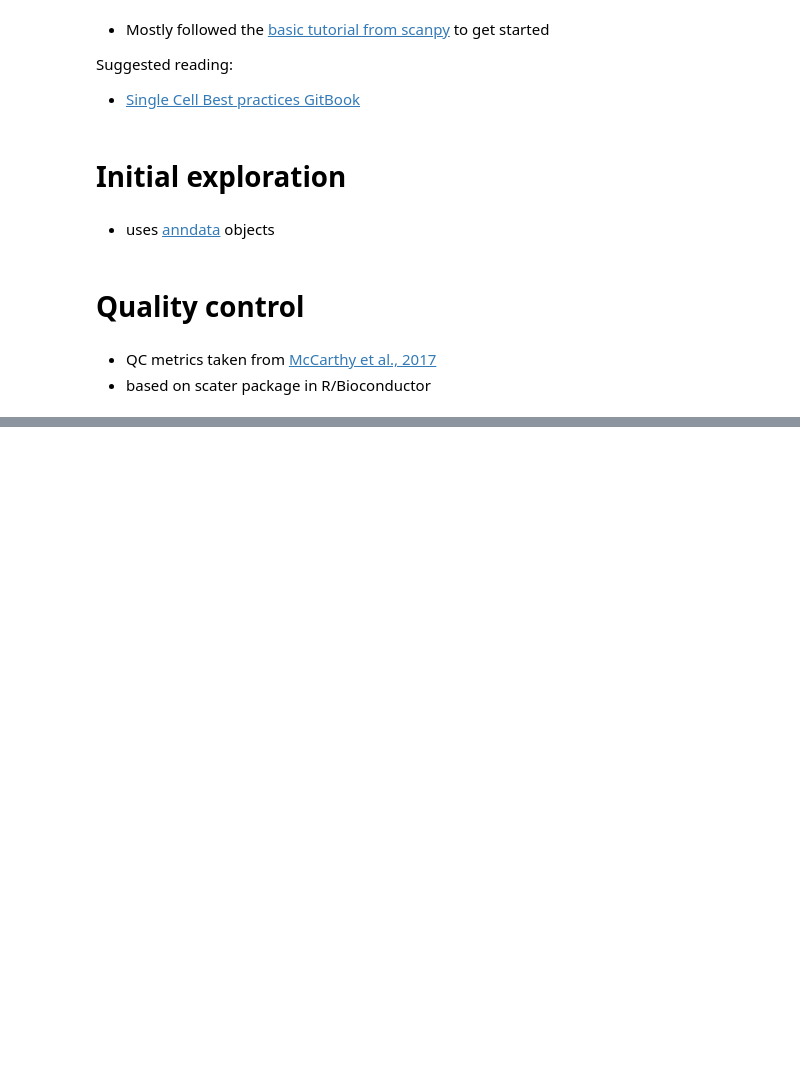
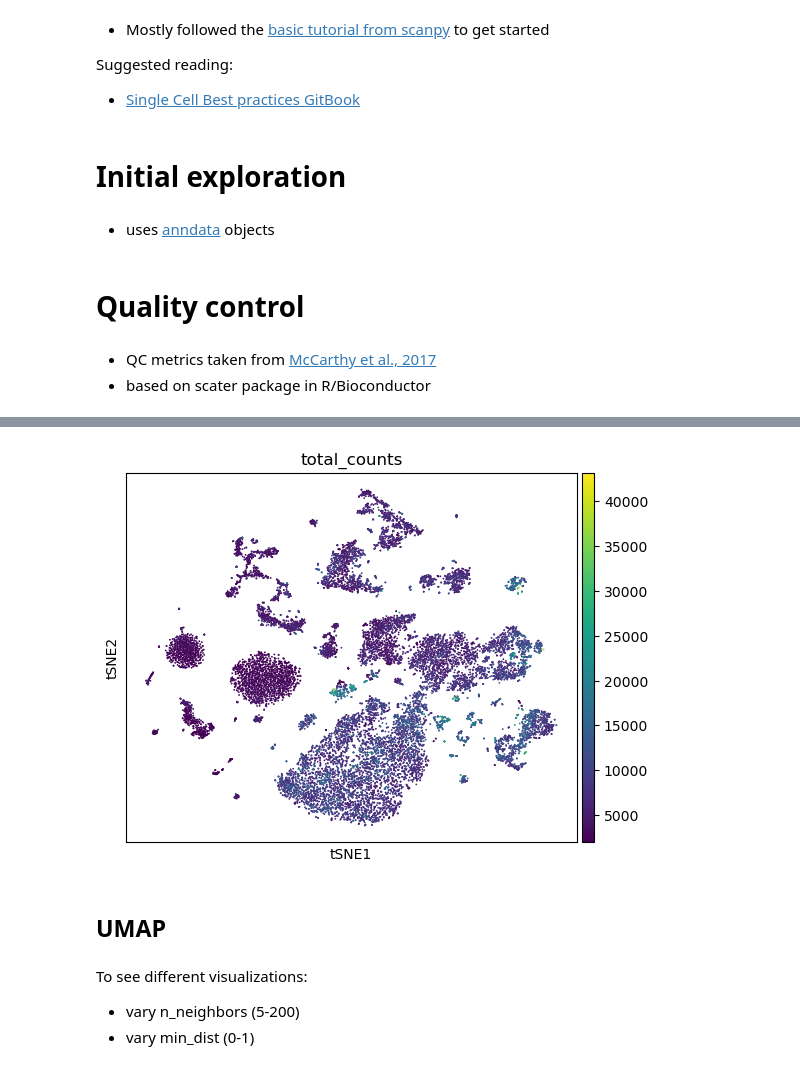
Before and after one commit to eisko/snRNAseq, a Jupyter notebook: prelim_analy.ipynb, the cells around one changed output, grey strips where cells are left out. Saved outputs shown, nothing was run; the diff lists cells and outputs as text; code cells hidden in the pictures; blank space fills up the shorter version.

```diff
--- a/prelim_analy.ipynb
+++ b/prelim_analy.ipynb
@@ -346,0 +841,10 @@ Number of predicted doublets: 1214
+# %%
+sc.pl.tsne(adata, color="total_counts")
+# %% [output]
+[figure, added]
+# %% [markdown]
+## UMAP
+# %% [markdown]
+To see different visualizations:
+- vary n_neighbors (5-200)
+- vary min_dist (0-1)
```
Also changed, not shown: parts of 118 cells of this notebook.
